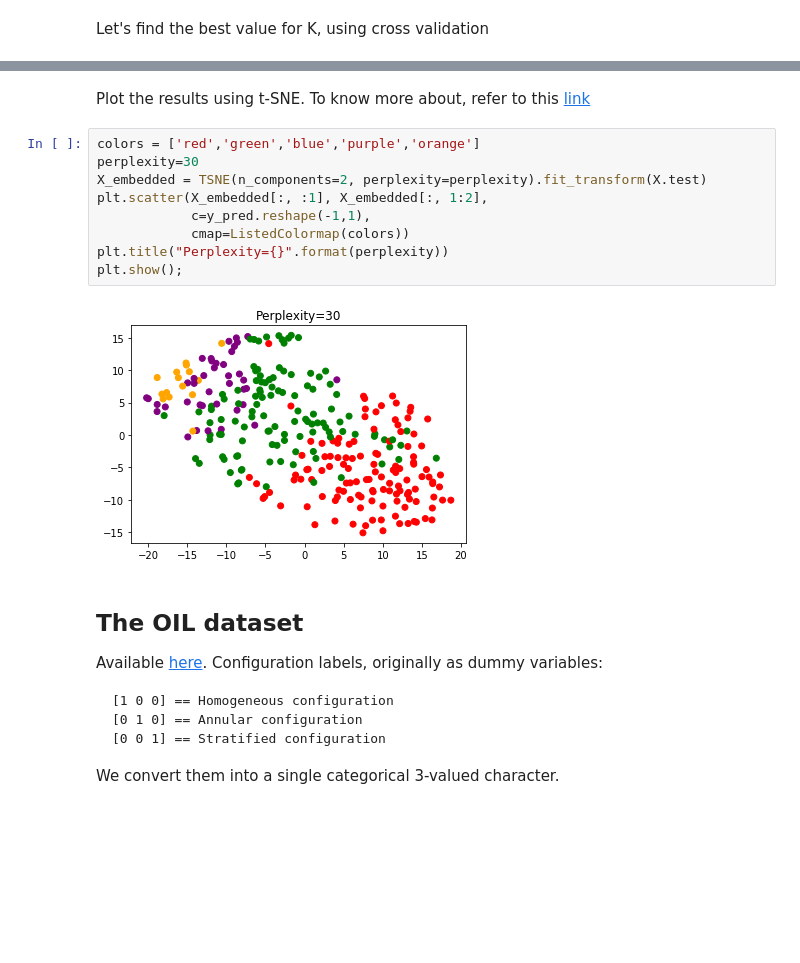
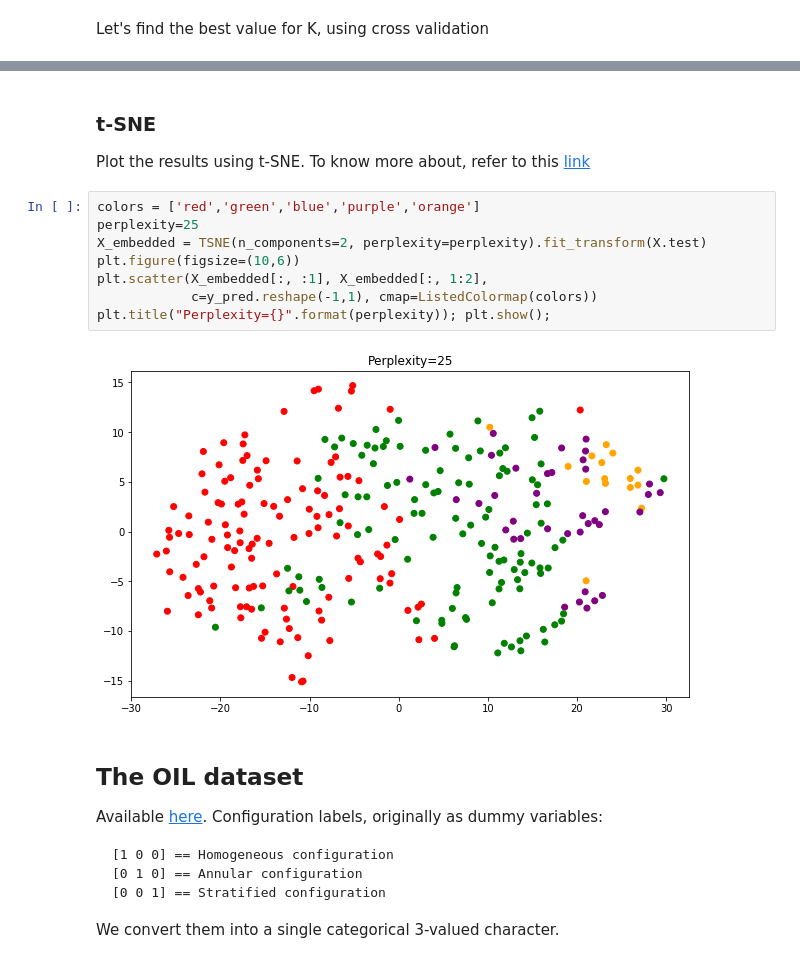
Before and after one commit to renero/class_notebooks, a Jupyter notebook: Nearest Neighbors.ipynb, the cells around one changed output, grey strips where cells are left out. Saved outputs shown, nothing was run; the diff lists cells and outputs as text; blank space fills up the shorter version.

```diff
--- a/Nearest Neighbors.ipynb
+++ b/Nearest Neighbors.ipynb
@@ -126,18 +120,19 @@ Grid scores on development set:
    macro avg       0.58      0.57      0.58       292
 weighted avg       0.76      0.77      0.77       292
 # %% [markdown]
+### t-SNE
+
 Plot the results using t-SNE. To know more about, refer to this [link](https://distill.pub/2016/misread-tsne/)
 # %%
 colors = ['red','green','blue','purple','orange']
-perplexity=30
+perplexity=25
 X_embedded = TSNE(n_components=2, perplexity=perplexity).fit_transform(X.test)
+plt.figure(figsize=(10,6))
 plt.scatter(X_embedded[:, :1], X_embedded[:, 1:2],
-            c=y_pred.reshape(-1,1),
-            cmap=ListedColormap(colors))
-plt.title("Perplexity={}".format(perplexity))
-plt.show();
+            c=y_pred.reshape(-1,1), cmap=ListedColormap(colors))
+plt.title("Perplexity={}".format(perplexity)); plt.show();
 # %% [output]
-[figure, old version]
+[figure, new version]
 # %% [markdown]
 ## The OIL dataset
 
```
Also changed, not shown: parts of 19 cells of this notebook.
